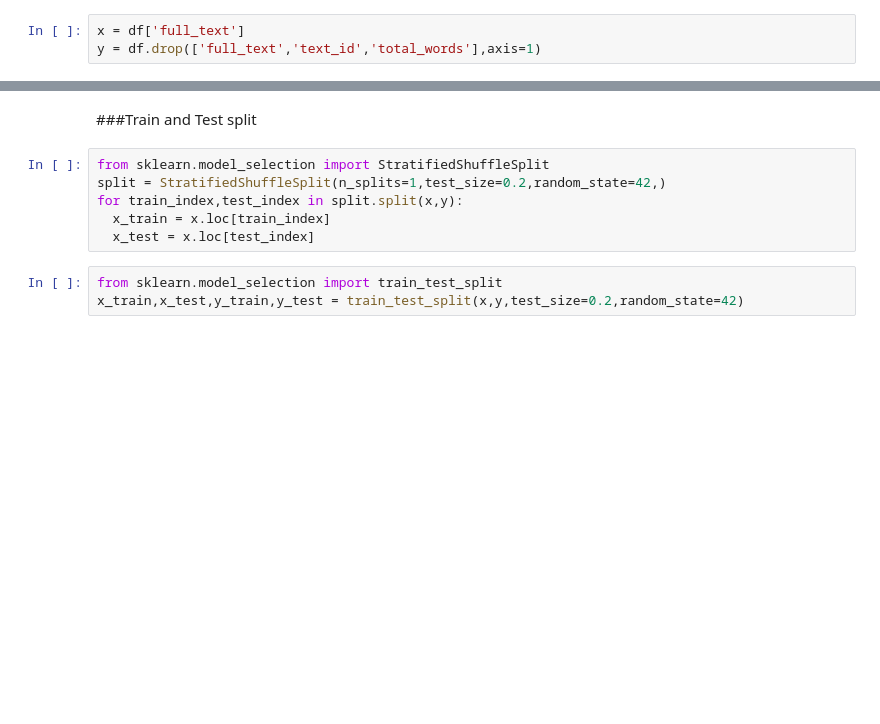
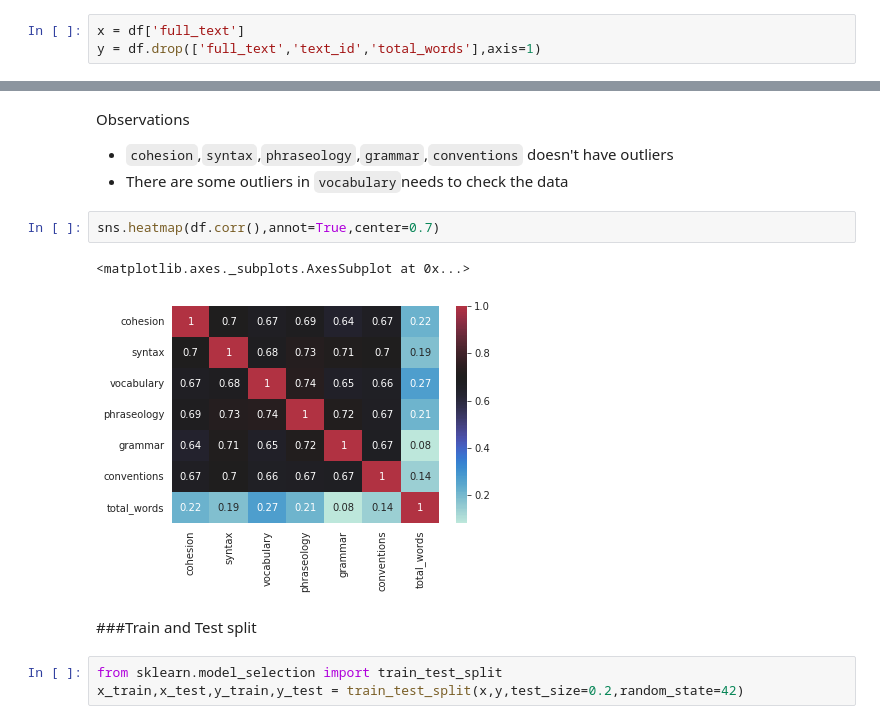
Before and after one commit to reesejohn900/PROJECTS, a Jupyter notebook: feedback-prize-english-language-learning.ipynb, the cells around one changed output, grey strips where cells are left out. Cells and saved outputs as stored; diff of their text form; blank space fills up the shorter version.

```diff
--- a/feedback-prize-english-language-learning.ipynb
+++ b/feedback-prize-english-language-learning.ipynb
@@ -114,11 +170,14 @@ y = df.drop(['full_text','text_id','total_words'],axis=1)
+# %% [markdown]
+Observations
+*  `cohesion`,`syntax`,`phraseology`,`grammar`,`conventions` doesn't have outliers
+* There are some outliers in `vocabulary`needs to check the data
+# %%
+sns.heatmap(df.corr(),annot=True,center=0.7)
+# %% [output]
+<matplotlib.axes._subplots.AxesSubplot at 0x...>
+[figure, added]
 # %% [markdown]
 ###Train and Test split
-# %%
-from sklearn.model_selection import StratifiedShuffleSplit
-split = StratifiedShuffleSplit(n_splits=1,test_size=0.2,random_state=42,)
-for train_index,test_index in split.split(x,y):
-  x_train = x.loc[train_index]
-  x_test = x.loc[test_index]
 # %%
 from sklearn.model_selection import train_test_split
 x_train,x_test,y_train,y_test = train_test_split(x,y,test_size=0.2,random_state=42)
```
Also changed, not shown: parts of 60 cells of this notebook.
